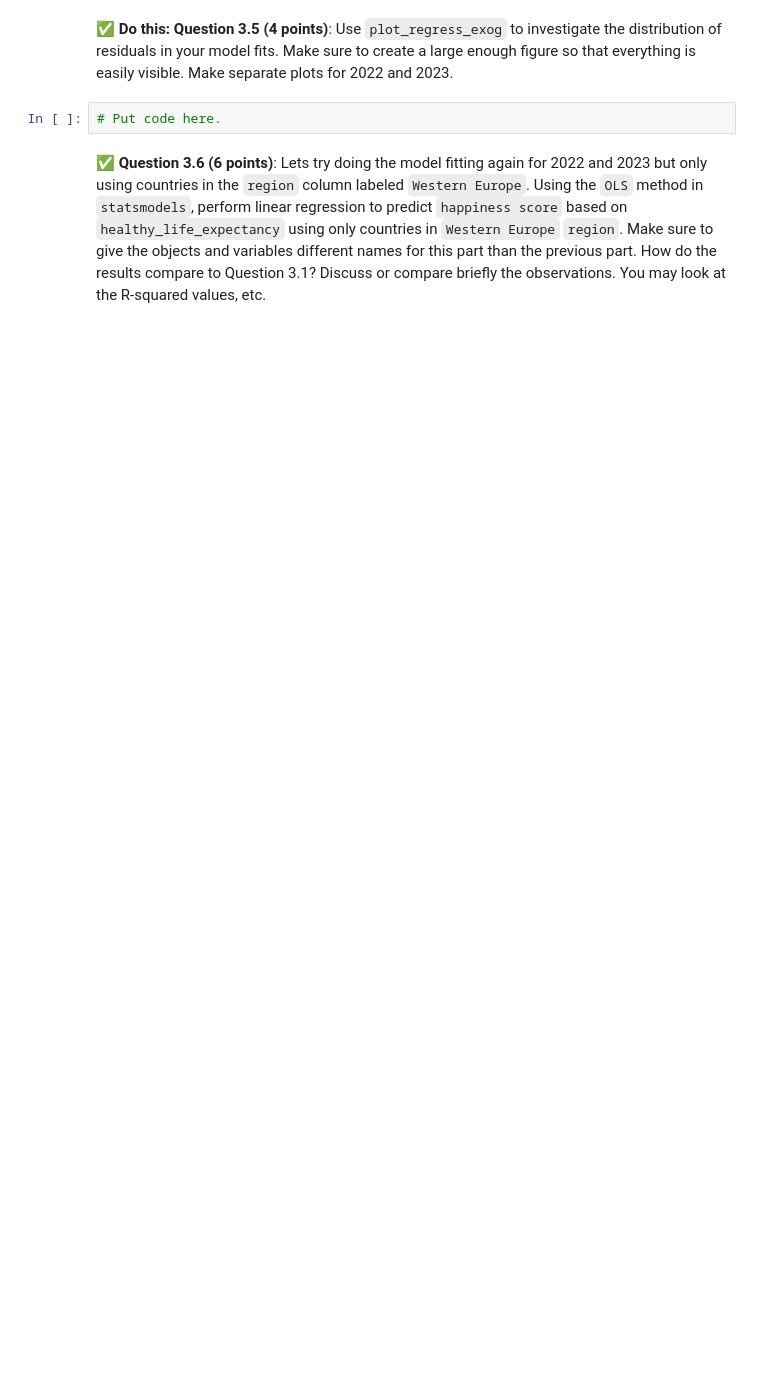
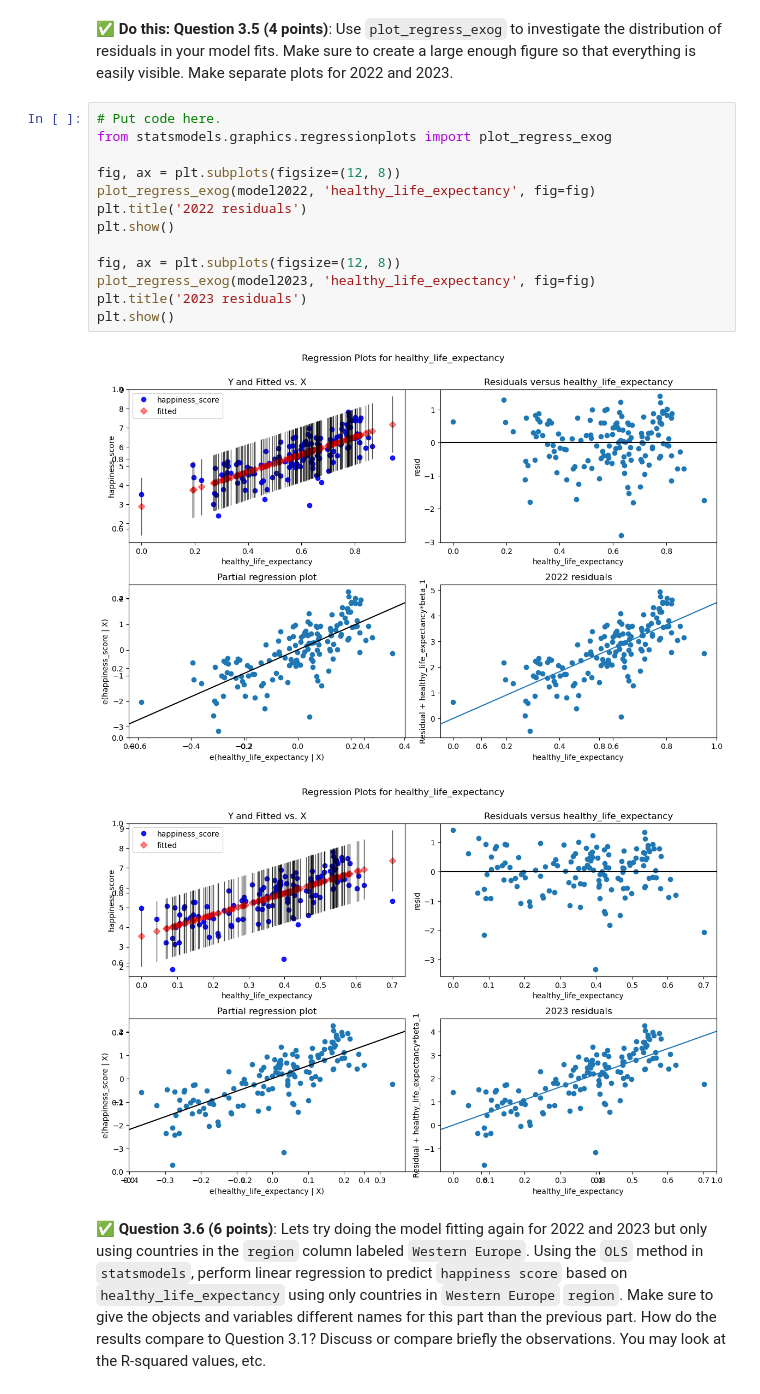
Before and after one commit to varshasg/CMSE202-s23-turnin, a Jupyter notebook: hw-03/HW-03_Regression-S24-STUDENT.ipynb, the cells around one changed output. Cells and saved outputs as stored; diff of their text form; blank space fills up the shorter version.

```diff
--- a/hw-03/HW-03_Regression-S24-STUDENT.ipynb
+++ b/hw-03/HW-03_Regression-S24-STUDENT.ipynb
@@ -163,6 +218,20 @@ In this part, we'll perform some one-variable linear regression analysis on the
 # %% [markdown]
 **&#9989; Do this:** **Question 3.5 (4 points)**: Use `plot_regress_exog` to investigate the distribution of residuals in your model fits. Make sure to create a large enough figure so that everything is easily visible. Make separate plots for 2022 and 2023.
-# %%
-# Put code here.
+# %%
+# Put code here.
+from statsmodels.graphics.regressionplots import plot_regress_exog
+
+fig, ax = plt.subplots(figsize=(12, 8))
+plot_regress_exog(model2022, 'healthy_life_expectancy', fig=fig)
+plt.title('2022 residuals')
+plt.show()
+
+fig, ax = plt.subplots(figsize=(12, 8))
+plot_regress_exog(model2023, 'healthy_life_expectancy', fig=fig)
+plt.title('2023 residuals')
+plt.show()
+# %% [output]
+[figure, added]
+[figure, added]
 # %% [markdown]
 &#9989;  **Question 3.6 (6 points)**: Lets try doing the model fitting again for 2022 and 2023 but only using countries in the `region` column labeled `Western Europe`. Using the `OLS` method in `statsmodels`, perform linear regression to predict `happiness score` based on `healthy_life_expectancy` using only countries in `Western Europe` `region`. Make sure to give the objects and variables different names for this part than the previous part. How do the results compare to Question 3.1? Discuss or compare briefly the observations. You may look at the R-squared values, etc.
```
Also changed, not shown: parts of 14 cells of this notebook.
